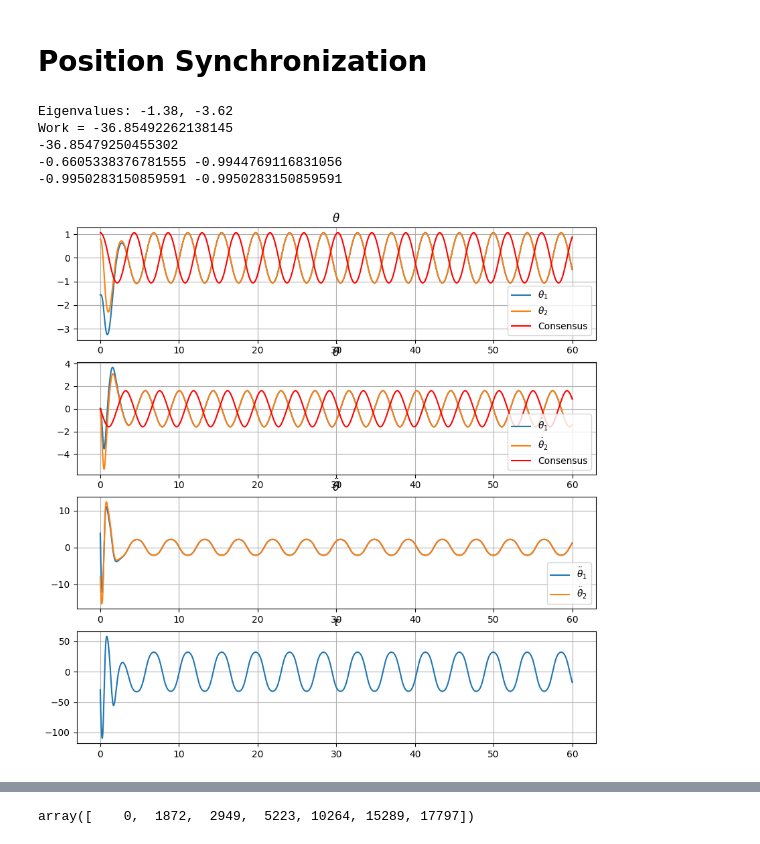
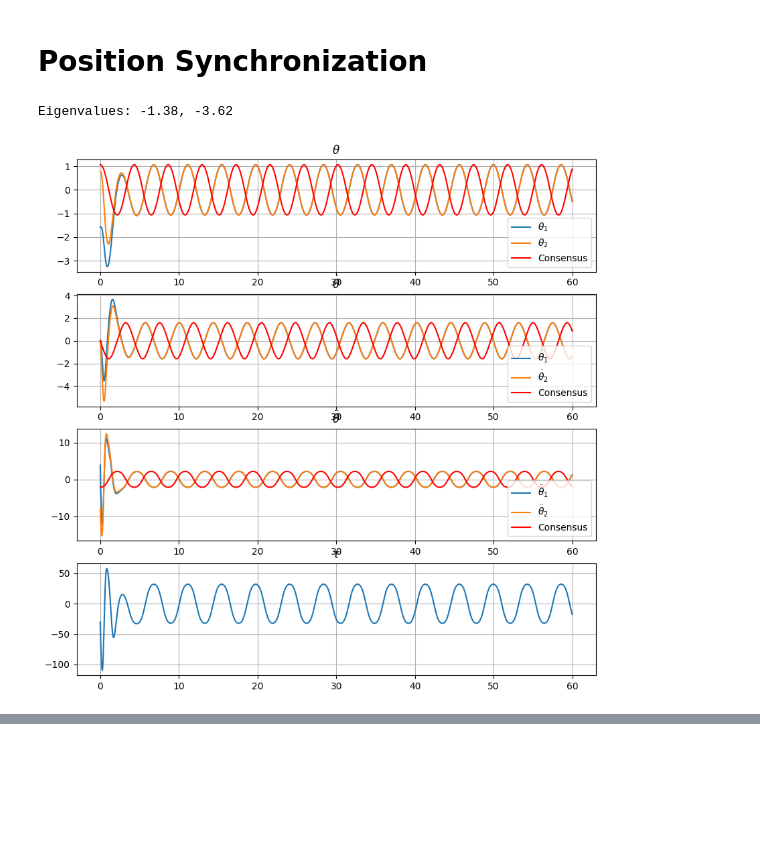
Before and after one commit to jglane/Network-Control, a Jupyter notebook: torque_control.ipynb, the cells around one changed output, grey strips where cells are left out. Saved outputs shown, nothing was run; the diff lists cells and outputs as text; code cells hidden in the pictures; blank space fills up the shorter version.

```diff
--- a/torque_control.ipynb
+++ b/torque_control.ipynb
@@ -113,8 +113,6 @@ def ode(t, y):
     eW = theta1_dot-theta2_dot
     u = -K1*eR - K2*eW
     tau = 1/(1/(m1*l1**2)-1/(m2*l2**2))*(u+g/l1*np.sin(theta1)-g/l2*np.sin(theta2))
-    #if t < 3:
-    #    tau = 0
     theta1_ddot = (tau - m1*g*l1*np.sin(theta1)) / (m1*l1**2)
     theta2_ddot = (tau - m2*g*l2*np.sin(theta2)) / (m2*l2**2)
     return [theta1_dot, theta1_ddot, theta2_dot, theta2_ddot]
@@ -124,28 +122,27 @@ theta1, theta1_dot, theta2, theta2_dot = sol.y
 
 tau = 1/(1/(m1*l1**2)-1/(m2*l2**2))*((-K1*(theta1-theta2) - K2*(theta1_dot-theta2_dot))+g/l1*np.sin(theta1)-g/l2*np.sin(theta2))
 
-# Consensus
+# Consensus solution
 alpha = -(m1*l1-m2*l2)*g/(m1*l1**2-m2*l2**2)
 
 def ode_c(t, y):
     x1, x2 = y
     return [x2, alpha*np.sin(x1)]
 
-if True:
-    E1_0 = 1/2*m1*l1**2*theta1_dot_0**2 - m1*g*l1*np.cos(theta1_0) # Initial energy of pendulum 1
-    E2_0 = 1/2*m2*l2**2*theta2_dot_0**2 - m2*g*l2*np.cos(theta2_0) # Initial energy of pendulum 2
-    W1 = np.sum(tau*theta1_dot*dt) # Work done on pendulum 1
-    W2 = np.sum(tau*theta2_dot*dt) # Work done on pendulum 2
-    E_ss = W1+E1_0-(W2+E2_0) # Steady state energy
-    theta_c_0 = np.arccos(-E_ss/(m1*l1-m2*l2)/g)
-    #theta_c_dot_0 = np.sqrt((E_ss+(m1*l1-m2*l2)*g)/(0.5*(m1*l1**2-m2*l2**2)))
-    print('Work =', W1-W2)
-    tau_p = 1/(1/(m1*l1**2)-1/(m2*l2**2))*((-K2*(theta1_dot-theta2_dot))+g/l1*np.sin(theta1)-g/l2*np.sin(theta2))
-    ini = 1/2*(theta1[0]-theta2[0])**2
-    print(np.sum(tau_p*(theta1_dot-theta2_dot)*dt)-K1/(1/(m1*l1**2)-1/(m2*l2**2))*(0-ini))
-else:
-    T = -1/(1/(m1*l1**2)-1/(m2*l2**2))*(g/l1-g/l2)/(m1*l1)
-    theta_c_0 = np.arctan(g/(T-alpha))
+E1_0 = 1/2*m1*l1**2*theta1_dot_0**2 - m1*g*l1*np.cos(theta1_0) # Initial energy of pendulum 1
+E2_0 = 1/2*m2*l2**2*theta2_dot_0**2 - m2*g*l2*np.cos(theta2_0) # Initial energy of pendulum 2
+W1 = np.sum(tau*theta1_dot*dt) # Work done on pendulum 1
+W2 = np.sum(tau*theta2_dot*dt) # Work done on pendulum 2
+E_ss = W1+E1_0-(W2+E2_0) # Steady state energy
+theta_c_0 = np.arccos(-E_ss/(m1*l1-m2*l2)/g)
+#theta_c_dot_0 = np.sqrt((E_ss+(m1*l1-m2*l2)*g)/(0.5*(m1*l1**2-m2*l2**2)))
+
+#print('Work =', W1-W2)
+#tau_p = 1/(1/(m1*l1**2)-1/(m2*l2**2))*((-K2*(theta1_dot-theta2_dot))+g/l1*np.sin(theta1)-g/l2*np.sin(theta2))
+#coeff = 1/(1/(m1*l1**2)-1/(m2*l2**2))
+#int1 = -1/2*(theta1[0]-theta2[0])**2
+#print(np.sum(tau_p*(theta1_dot-theta2_dot)*dt) + coeff*(-K1*int1))
+#print(np.sum(np.sin(theta1)/l1*theta2_dot*dt + np.sin(theta2)/l2*theta1_dot*dt))
 
 sol = solve_ivp(ode_c, [0, tf], [theta_c_0, 0], t_eval=t, method='DOP853', rtol=1e-10, atol=1e-10)
 theta_c, theta_c_dot = sol.y
@@ -165,50 +162,49 @@ plt.plot(t, theta1_dot, label=r'$\dot{\theta}_1$')
 plt.plot(t, theta2_dot, label=r'$\dot{\theta}_2$')
 plt.plot(t, theta_c_dot, color='red', label='Consensus')
 plt.title(r'$\dot{\theta}$')
 plt.grid()
 plt.legend()
 
 plt.subplot(4,1,3)
 plt.plot(t, (tau - m1*g*l1*np.sin(theta1)) / (m1*l1**2), label=r'$\ddot{\theta}_1$')
 plt.plot(t, (tau - m2*g*l2*np.sin(theta2)) / (m2*l2**2), label=r'$\ddot{\theta}_2$')
+plt.plot(t, alpha*np.sin(theta_c), color='red', label='Consensus')
 plt.title(r'$\ddot{\theta}$')
 plt.grid()
 plt.legend()
 
 plt.subplot(4,1,4)
 plt.plot(t, tau)
 plt.title(r'$\tau$')
 plt.grid()
 
 plt.figure(figsize=(10,10))
 plt.plot(theta1, theta1_dot, label='Pendulum 1')
 plt.plot(theta2, theta2_dot, label='Pendulum 2')
 plt.plot(theta_c, theta_c_dot, color='red', label='Consensus')
 plt.xlabel(r'$\theta$')
 plt.ylabel(r'$\dot{\theta}$')
 plt.title('Phase Portrait')
 plt.legend()
 plt.grid()
-#plt.xlim(1.65, 1.85)
-#plt.ylim(-.5, .5)
-#plt.xlim(.9, 1)
-#plt.ylim(1.9, 2)
 
-term1 = np.cumsum(np.sin(theta1)/l1*theta2_dot*dt + np.sin(theta2)/l2*theta1_dot*dt)
-term2 = np.cumsum(np.sin(theta1)/l1*theta1_dot*dt + np.sin(theta2)/l2*theta2_dot*dt)
-plt.figure(figsize=(10,10))
-plt.plot(t, term1)
-plt.plot(t, term2)
-plt.plot(t, -(1/l1+1/l2)*np.cos(theta1)+np.cos(theta1[0])/l1+np.cos(theta2[0])/l2)
-plt.plot(t, -(1/l1+1/l2)*np.cos(theta1)+2)
-plt.plot(t, term1-term2)
-print(term1[-1], term2[-1])
-print(np.cos(theta1[0])/l1+np.cos(theta2[0])/l2-(1/l1+1/l2)*np.cos(theta1[-1]), np.cos(theta1[0])/l1+np.cos(theta2[0])/l2-(1/l1+1/l2)*np.cos(theta1[-1]))
+#term1 = np.cumsum(np.sin(theta1)/l1*theta1_dot*dt + np.sin(theta2)/l2*theta2_dot*dt)
+#term2 = np.cumsum(np.sin(theta1)/l1*theta2_dot*dt + np.sin(theta2)/l2*theta1_dot*dt)
+#plt.figure(figsize=(10,10))
+#plt.plot(t, term1)
+#plt.plot(t, term2)
+#plt.plot(t, -(1/l1+1/l2)*np.cos(theta1))
+#plt.plot(t, np.sin(theta1)/l1*theta2/2+np.sin(theta2)/l2*theta1/2-term2)
+
+#plt.plot(t, -(1/l1+1/l2)*np.cos(theta1)+np.cos(theta1[0])/l1+np.cos(theta2[0])/l2) # analytic term1
+#missing = term2+(1/l1+1/l2)*np.cos(theta1)
+#print('missing:', missing[-1], np.cos(theta1[0])/l2+np.cos(theta2[0])/l1)
+#plt.plot(t, missing)
+#plt.plot(t, term1-term2)
+#plt.axhline(np.cos(theta1[0])/l1+np.cos(theta2[0])/l2-(1/l1+1/l2)*np.cos(theta1[-1]), np.cos(theta1[0])/l2+np.cos(theta2[0])/l1-(1/l1+1/l2)*np.cos(theta1[-1]))
+#print(term1[-1], term2[-1])
+#print(np.cos(theta1[0])/l1+np.cos(theta2[0])/l2-(1/l1+1/l2)*np.cos(theta1[-1]), np.cos(theta1[0])/l2+np.cos(theta2[0])/l1-(1/l1+1/l2)*np.cos(theta1[-1]))
 # %% [output]
 Eigenvalues: -1.38, -3.62
-Work = -36.85492262138145
--36.85479250455302
--0.6605338376781555 -0.9944769116831056
--0.9950283150859591 -0.9950283150859591
-[figure, old version]
+[figure, new version]
 [figure]
@@ -216,7 +211,3 @@ Work = -36.85492262138145
-# %%
-np.where(np.abs(theta1_dot) < 1e-3)[-1]
-# %% [output]
-array([    0,  1872,  2949,  5223, 10264, 15289, 17797])
 # %%
 fig = plt.figure(figsize=(10, 10))
 ax = fig.add_subplot(111, autoscale_on=False, xlim=(-2, 2), ylim=(-3, 1), aspect='equal')
```
Also changed, not shown: parts of 2 cells of this notebook, 2 other files.
